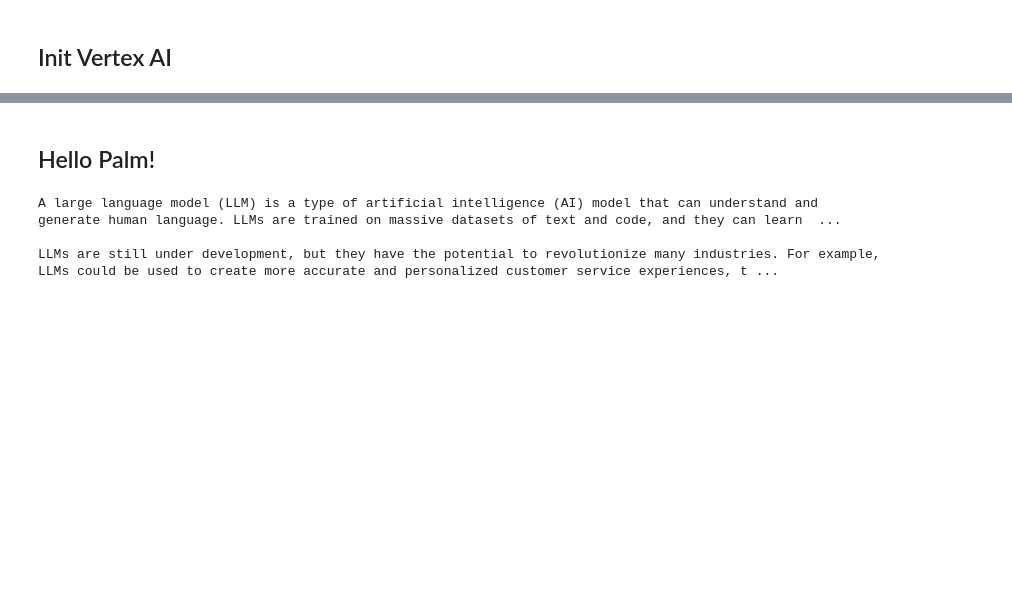
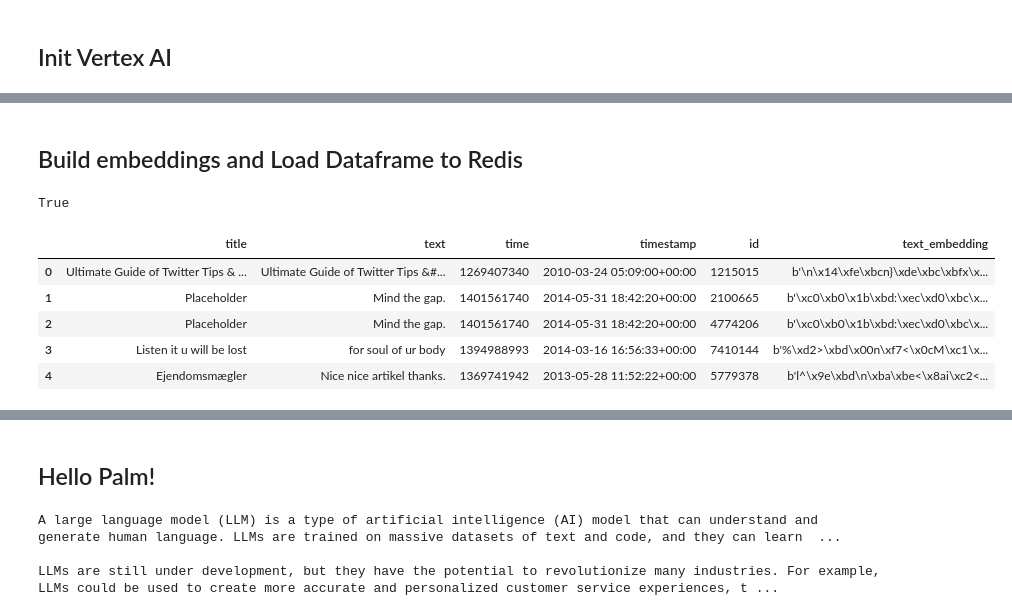
Before and after one commit to redis-developer/gcp-redis-llm-stack, a Jupyter notebook: BigQuery_Palm_Redis.ipynb, the cells around one changed output, grey strips where cells are left out. Cells and saved outputs as stored; diff of their text form; code cells hidden in the pictures; blank space fills up the shorter version.

```diff
--- a/BigQuery_Palm_Redis.ipynb
+++ b/BigQuery_Palm_Redis.ipynb
@@ -166,0 +208,17 @@ from vertexai.preview.language_models import (ChatModel, InputOutputTextPair,
+# %% [markdown]
+## Build embeddings and Load Dataframe to Redis
+# %%
+# clear Redis database (optional)
+redis.flushdb()
+# %% [output]
+True
+# %%
+df["text_embedding"] = df["text"].progress_apply(text_to_embedding)
+df.head()
+# %% [output]
+|  | title | text | time | timestamp | id | text_embedding |
+| 0 | Ultimate Guide of Twitter Tips & ... | Ultimate Guide of Twitter Tips &#... | 1269407340 | 2010-03-24 05:09:00+00:00 | 1215015 | b'\n\x14\xfe\xbcn}\xde\xbc\xbfx\x... |
+| 1 | Placeholder | Mind the gap. | 1401561740 | 2014-05-31 18:42:20+00:00 | 2100665 | b'\xc0\xb0\x1b\xbd:\xec\xd0\xbc\x... |
+| 2 | Placeholder | Mind the gap. | 1401561740 | 2014-05-31 18:42:20+00:00 | 4774206 | b'\xc0\xb0\x1b\xbd:\xec\xd0\xbc\x... |
+| 3 | Listen it u will be lost | for soul of ur body | 1394988993 | 2014-03-16 16:56:33+00:00 | 7410144 | b'%\xd2>\xbd\x00n\xf7<\x0cM\xc1\x... |
+| 4 | Ejendomsmægler | Nice nice artikel thanks. | 1369741942 | 2013-05-28 11:52:22+00:00 | 5779378 | b'l^\x9e\xbd\n\xba\xbe<\x8ai\xc2<... |
```
Also changed, not shown: parts of 20 cells of this notebook.
